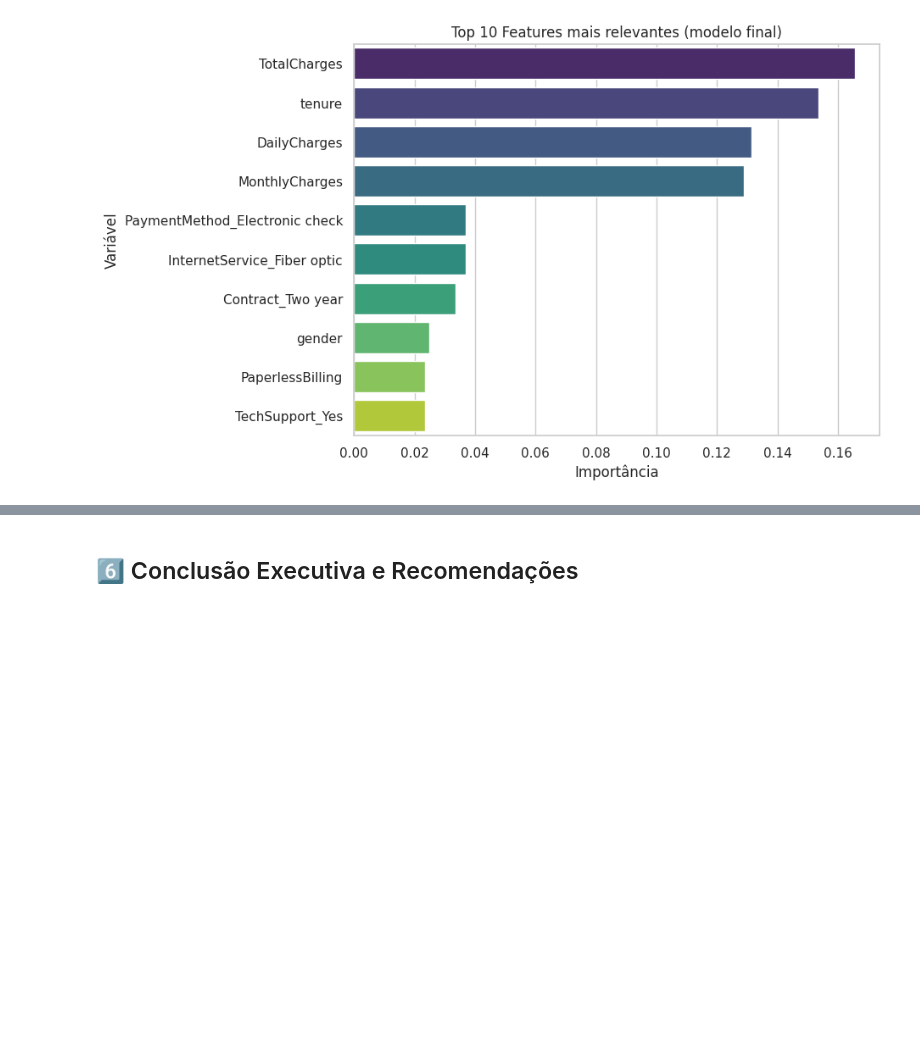
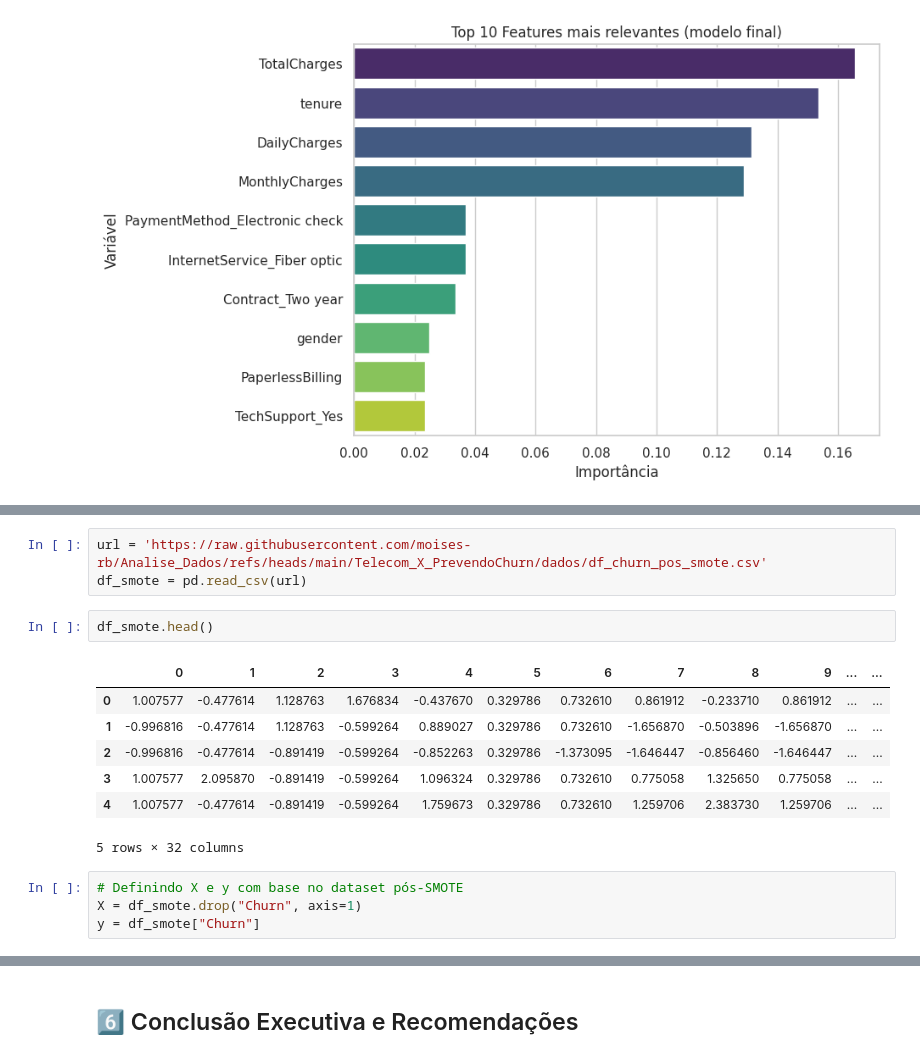
Before and after one commit to moises-rb/Analise_Dados, a Jupyter notebook: Telecom_X_PrevendoChurn/notebooks/04_Conclusao_Comparacao_Modelos_Churn.ipynb, the cells around one changed output, grey strips where cells are left out. Cells and saved outputs as stored; diff of their text form; blank space fills up the shorter version.

Commit message:
carregando dados para treinar modelo

```diff
--- a/Telecom_X_PrevendoChurn/notebooks/04_Conclusao_Comparacao_Modelos_Churn.ipynb
+++ b/Telecom_X_PrevendoChurn/notebooks/04_Conclusao_Comparacao_Modelos_Churn.ipynb
@@ -238,0 +261,17 @@ plt.show()
+# %%
+url = 'https://raw.githubusercontent.com/moises-rb/Analise_Dados/refs/heads/main/Telecom_X_PrevendoChurn/dados/df_churn_pos_smote.csv'
+df_smote = pd.read_csv(url)
+# %%
+df_smote.head()
+# %% [output]
+|  | 0 | 1 | 2 | 3 | 4 | 5 | 6 | 7 | 8 | 9 | ... | ... |
+| 0 | 1.007577 | -0.477614 | 1.128763 | 1.676834 | -0.437670 | 0.329786 | 0.732610 | 0.861912 | -0.233710 | 0.861912 | ... | ... |
+| 1 | -0.996816 | -0.477614 | 1.128763 | -0.599264 | 0.889027 | 0.329786 | 0.732610 | -1.656870 | -0.503896 | -1.656870 | ... | ... |
+| 2 | -0.996816 | -0.477614 | -0.891419 | -0.599264 | -0.852263 | 0.329786 | -1.373095 | -1.646447 | -0.856460 | -1.646447 | ... | ... |
+| 3 | 1.007577 | 2.095870 | -0.891419 | -0.599264 | 1.096324 | 0.329786 | 0.732610 | 0.775058 | 1.325650 | 0.775058 | ... | ... |
+| 4 | 1.007577 | -0.477614 | -0.891419 | -0.599264 | 1.759673 | 0.329786 | 0.732610 | 1.259706 | 2.383730 | 1.259706 | ... | ... |
+5 rows × 32 columns
+# %%
+# Definindo X e y com base no dataset pós-SMOTE
+X = df_smote.drop("Churn", axis=1)
+y = df_smote["Churn"]
```
Also changed, not shown: parts of 3 cells of this notebook.
